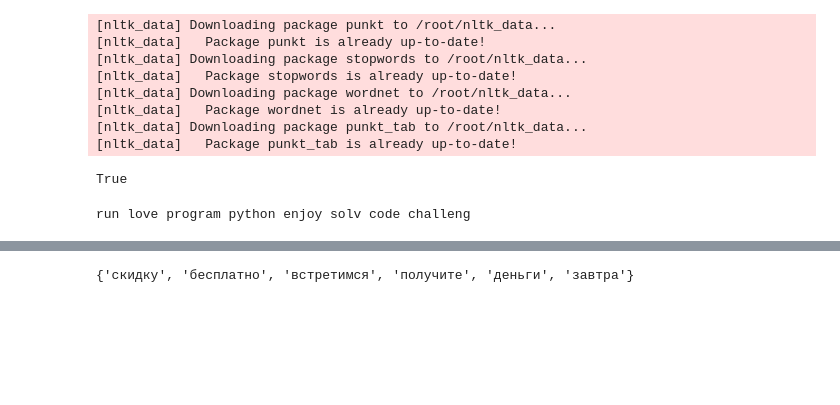
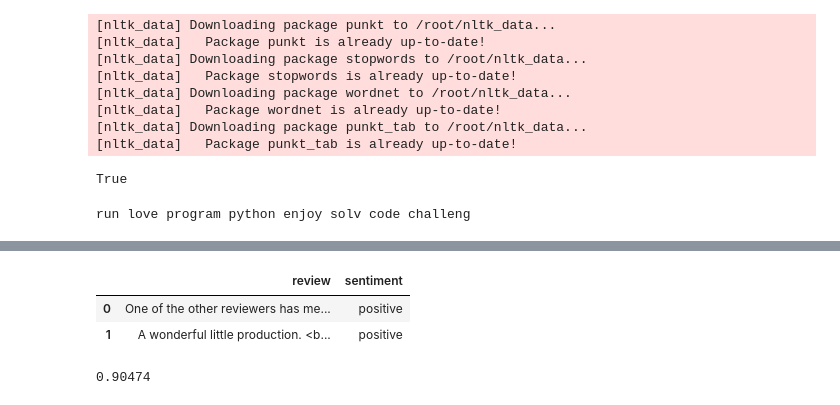
Before and after one commit to FuturisticLover123/labs, a Jupyter notebook: lab8/solution.ipynb, the cells around one changed output, grey strips where cells are left out. Drawn from its saved outputs; the diff is of its cells as text; code cells hidden in the pictures; blank space fills up the shorter version.

```diff
--- a/lab8/solution.ipynb
+++ b/lab8/solution.ipynb
@@ -262,0 +223,8 @@ y = np.array([0,0,1])
+# %%
+data = pd.read_csv("/content/sample_data/lab8/IMDB Dataset.csv", encoding="ISO-8859-1")
+# %%
+data.head(2)
+# %% [output]
+|  | review | sentiment |
+| 0 | One of the other reviewers has me... | positive |
+| 1 | A wonderful little production. <b... | positive |
@@ -263,4 +240,5 @@ y = np.array([0,0,1])
 # %%
-model = SpamNBC(alpha=1).fit(x, y)
+model = CategoricalNBC().fit(x, y)
+model.score(x, y)
 # %% [output]
-{'скидку', 'бесплатно', 'встретимся', 'получите', 'деньги', 'завтра'}
+0.90474
```
Also changed, not shown: parts of 31 cells of this notebook.
